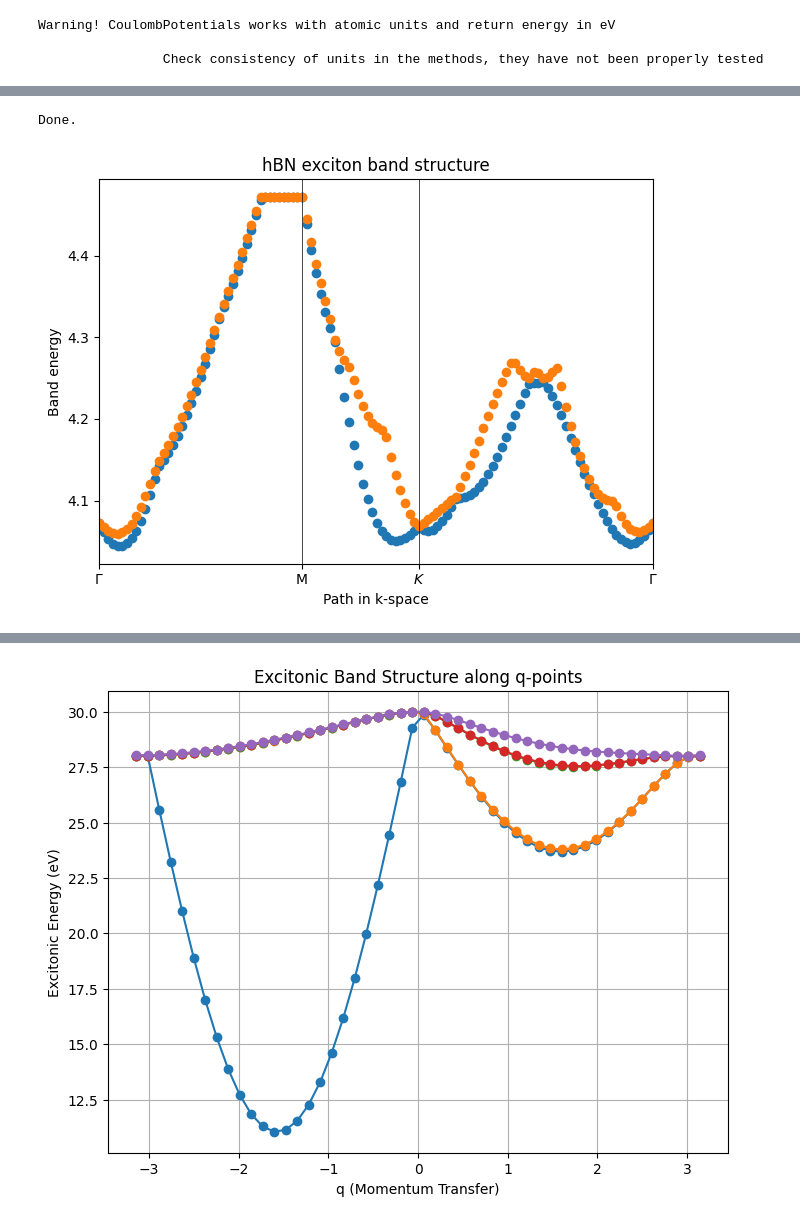
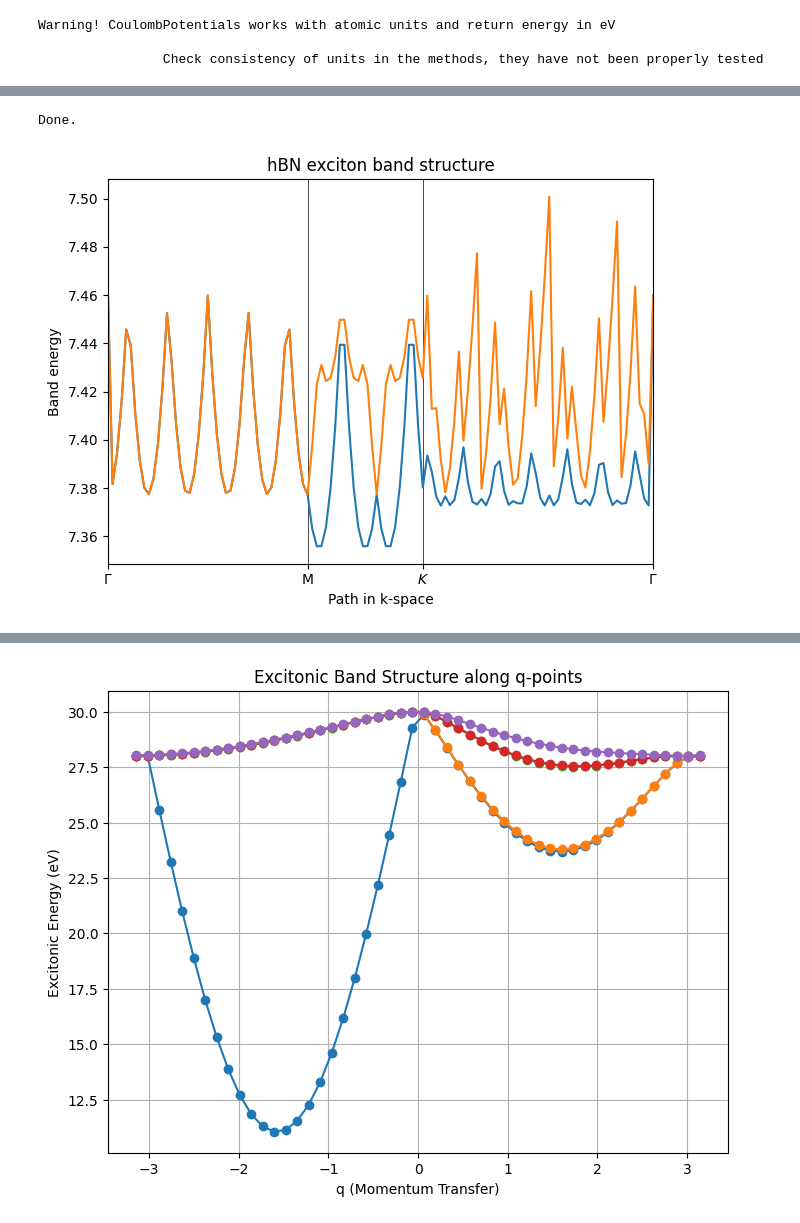
Before and after one commit to rreho/yambopy, a Jupyter notebook: wann_tests/2bands_model.ipynb, the cells around one changed output, grey strips where cells are left out. Saved outputs shown, nothing was run; the diff lists cells and outputs as text; code cells hidden in the pictures.

Commit message:
Update notebook and wann_h2p remove mp_grid

```diff
--- a/wann_tests/2bands_model.ipynb
+++ b/wann_tests/2bands_model.ipynb
@@ -47,8 +47,8 @@ orb=[[1./3.,1./3., 0.0],[2./3.,2./3., 0.0]]
 my_model=tb_model(3,3,lat,orb)
 
 # set model parameters
-delta=2.0
-t=2.0
+delta=.2
+t=.5
 
 # set on-site energies
 my_model.set_onsite([-delta,2*delta])
@@ -275,8 +385,8 @@ class tmp_lat():
 c_lat = tmp_lat(lat)
 # %%
 from yambopy import *
-nnkp_kgrid = mp_grid(nx = 10 , ny = 10 , nz = 1, latdb=c_lat)
-nnkp_qgrid = mp_grid (nx = 5 , ny = 5, nz = 1, latdb=c_lat )
+nnkp_kgrid = tb_Monkhorst_Pack(nx = 10 , ny = 10 , nz = 1, latdb=c_lat, nkpt=[10,10,1], parent=c_lat.lat, trs=False)
+nnkp_qgrid = tb_Monkhorst_Pack(nx = 5 , ny = 5, nz = 1, latdb=c_lat, nkpt = [5,5,1], parent = c_lat.lat, trs=False )
 # %%
 import numpy as np
 
@@ -356,7 +486,7 @@ eigvec = eigvec.transpose(1, 2, 0)
 # Initialize H2P with this model
 model = mytb_model(pythtb_model = my_model, nc=1, nv=1, nnkp_kgrid = nnkp_kgrid, eigv = eigv, eigvec = eigvec)
 # %%
-cpot = CoulombPotentials(v0=3.00,ngrid=[10,10,1], lattice=c_lat, ediel=[1.0,10.0,1.0])
+cpot = CoulombPotentials(v0=0.3,ngrid=[10,10,1], lattice=c_lat, ediel=[1.0,10.0,1.0])
 # %% [output]
 Warning! CoulombPotentials works with atomic units and return energy in eV
 
@@ -396,6 +499,7 @@ array([[ 7.21110255+0.j,  0.        +0.j, -0.        +0.j, ...,
 # %%
 # we can call this only with
-h2p_tmp = H2P(model, qmpgrid = nnkp_qgrid, method = 'model', cpot = cpot,bse_bands=True, qlist=qlist,ktype='model')
+h2p_bnd = H2P(model, qmpgrid = nnkp_qgrid, method = 'model', cpot = cpot, ctype='v2dt2',bse_bands=True, qlist=qlist,ktype='IP', K_ex =0.0, K_d=0.0)
+h2p = H2P(model, qmpgrid = nnkp_qgrid, method = 'model', cpot = cpot, ctype='v2dt2', bse_bands=False, ktype = 'IP', K_ex = 0.0, K_d = 0.0)
 # %% [output]
  Building H2P from model Coulomb potentials. Default is v2dt2
 
@@ -423,28 +590,28 @@ Diagonalizing the H2P matrix with dimensions: 100 for q-point: 120
 # %%
 fig, ax = plt.subplots()
 # specify horizontal axis details
 # set range of horizontal axis
 ax.set_xlim(k_node[0],k_node[-1])
 # put tickmarks and labels at node positions
 ax.set_xticks(k_node)
 ax.set_xticklabels(label)
 # add vertical lines at node positions
 for n in range(len(k_node)):
   ax.axvline(x=k_node[n],linewidth=0.5, color='k')
 # put title
 ax.set_title("hBN exciton band structure")
 ax.set_xlabel("Path in k-space")
 ax.set_ylabel("Band energy")
 
 # plot first and second band
 for it in range(0,2):#h2p_tmp.h2peigv.shape[1]):
-    ax.scatter(q_dist,h2p_tmp.h2peigv[:,it])
+    ax.plot(q_dist,h2p_bnd.h2peigv[:,it])
 
 # make an PDF figure of a plot
 fig.tight_layout()
 #fig.savefig("graphene.pdf")
 
 print('Done.\n')
 # %% [output]
 Done.
-[figure, old version]
+[figure, new version]
```
Also changed, not shown: parts of 45 cells of this notebook, 2 other files.
